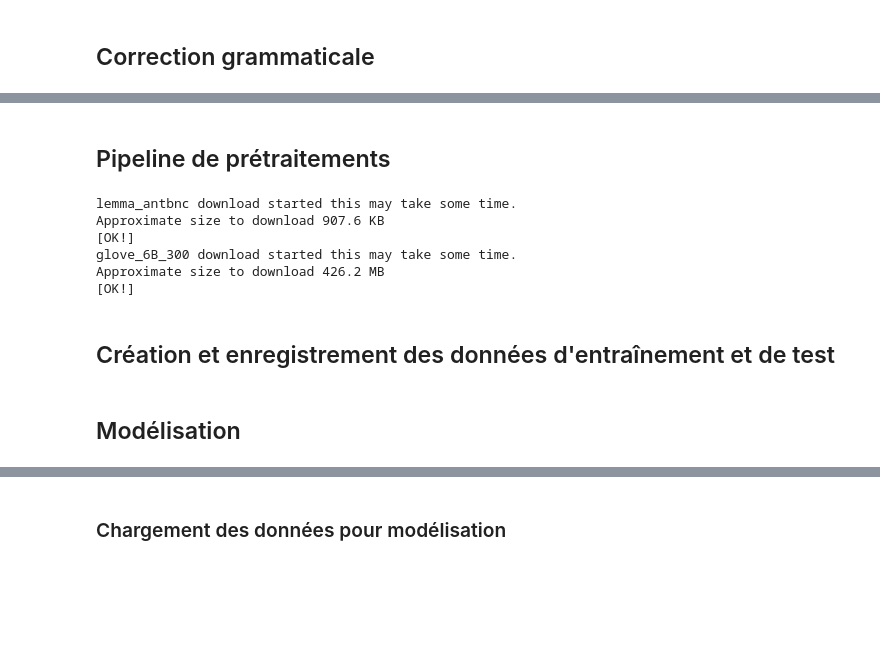
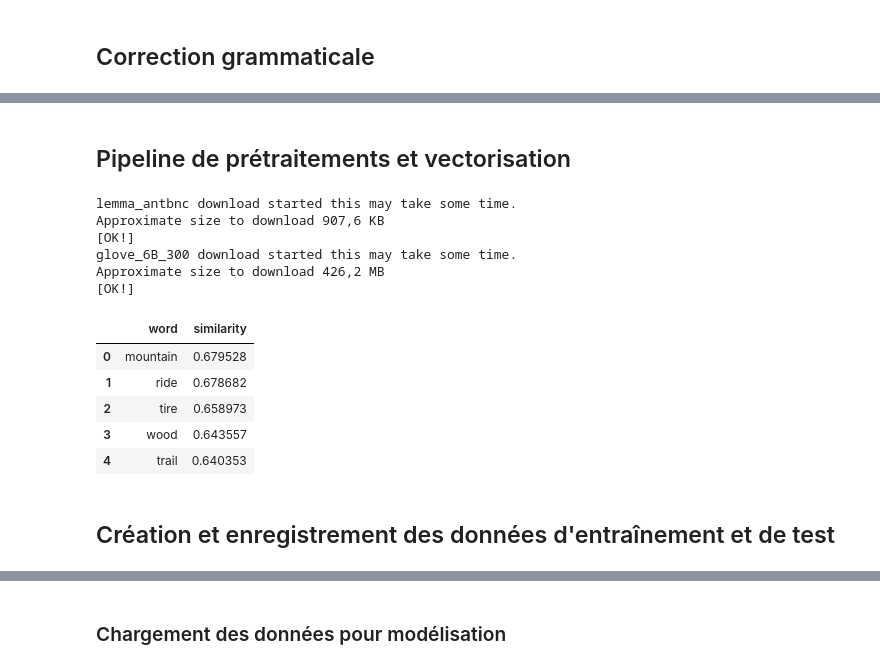
Before and after one commit to bemayer/Automated-Essay-Scoring, a Jupyter notebook: Main.ipynb, the cells around one changed output, grey strips where cells are left out. Saved outputs shown, nothing was run; the diff lists cells and outputs as text; code cells hidden in the pictures; blank space fills up the shorter version.

```diff
--- a/Main.ipynb
+++ b/Main.ipynb
@@ -247,53 +348,45 @@ data = sc.read.parquet('Data/data_corrected.parquet')
 # %% [markdown]
-## Pipeline de prétraitements
+## Pipeline de prétraitements et vectorisation
 # %%
 documenter = (DocumentAssembler().setCleanupMode('shrink').setInputCol('essay')
                 .setOutputCol('document'))
 tokenizer = Tokenizer().setInputCols(['document']).setOutputCol('tokenized')
 normalizer = (Normalizer().setLowercase(True).setInputCols(['tokenized'])
                 .setOutputCol('normalized'))
-cleaner = (StopWordsCleaner().setInputCols(['normalized'])
-                .setOutputCol('cleaned'))
 lemmatizer = (LemmatizerModel.pretrained(name = 'lemma_antbnc', lang='en')
-                .setInputCols(['cleaned']).setOutputCol('lemmatized'))
-finisher = Finisher().setInputCols(['lemmatized']).setOutputCols('finished')
+                .setInputCols(['normalized']).setOutputCol('lemmatized'))
+cleaner = (StopWordsCleaner().setCaseSensitive(False)
+                .setInputCols(['lemmatized']).setOutputCol('cleaned'))
+finisher = Finisher().setInputCols(['cleaned']).setOutputCols('finished')
 vectorizer = (Word2Vec().setSeed(42).setVectorSize(300)
                 .setInputCol('finished').setOutputCol('vectorized'))
 vectorizer2 = (WordEmbeddingsModel.pretrained('glove_6B_300', 'xx')
                 .setInputCols('document', 'lemmatized')
                 .setOutputCol('embedded'))
-averager = SentenceEmbeddings().setPoolingStrategy("SUM").setInputCols(['document', 'embedded']).setOutputCol('averaged')
-finisher2 = EmbeddingsFinisher().setInputCols(['averaged']).setOutputCols('vectorized')
-
-pipeline_w2v = Pipeline().setStages([documenter, tokenizer, normalizer, cleaner,
-                lemmatizer, finisher, vectorizer]).fit(data)
-pipeline_glove = Pipeline().setStages([documenter, tokenizer, normalizer, cleaner,
-                lemmatizer, vectorizer2, averager, finisher2]).fit(data)
-
-# Les Light Pipelines sont plus rapides ?
-# https://medium.com/spark-nlp/spark-nlp-101-lightpipeline-a544e93f20f1
-pipeline_w2v_light = LightPipeline(pipeline_w2v)
-pipeline_glove_light = LightPipeline(pipeline_glove)
-
-
-if not exists('Data/data_w2v.parquet'):
-    data_w2v = pipeline_w2v_light.transform(data)
-    data_w2v = data_w2v.drop('finished')
-    data_w2v.write.parquet('Data/data_w2v.parquet')
-
-data_w2v_pd = pd.read_parquet('Data/data_w2v.parquet')
-
-if not exists('Data/data_glove.parquet'):
-    data_glove = pipeline_glove_light.transform(data)
-    data_glove = data_glove.drop('document', 'tokenized', 'normalized',
-        'cleaned', 'lemmatized', 'embedded', 'averaged')
-    data_glove.write.parquet('Data/data_glove.parquet')
-
-data_glove_pd = pd.read_parquet('Data/data_glove.parquet')
+averager = (SentenceEmbeddings().setPoolingStrategy('SUM')
+    .setInputCols(['document', 'embedded']).setOutputCol('averaged'))
+finisher2 = (EmbeddingsFinisher().setInputCols(['averaged'])
+    .setOutputCols('vectorized'))
 # %% [output]
 lemma_antbnc download started this may take some time.
-Approximate size to download 907.6 KB
+Approximate size to download 907,6 KB
 [OK!]
 glove_6B_300 download started this may take some time.
-Approximate size to download 426.2 MB
+Approximate size to download 426,2 MB
 [OK!]
+# %%
+
+data_t = Pipeline().setStages([documenter, tokenizer, normalizer,
+                lemmatizer, cleaner, finisher]).fit(data).transform(data)
+
+w2v_model = (Word2Vec().setSeed(42).setVectorSize(300)
+                .setInputCol('finished').setOutputCol('vectorized')).fit(data_t)
+
+w2v_model.findSynonyms('bike', 5).toPandas()
+# %% [output]
+|  | word | similarity |
+| 0 | mountain | 0.679528 |
+| 1 | ride | 0.678682 |
+| 2 | tire | 0.658973 |
+| 3 | wood | 0.643557 |
+| 4 | trail | 0.640353 |
@@ -333,5 +456,3 @@ if not exists('Data/y_train.taz'):
     scores_train.to_csv('Data/y_train.taz', compression='gzip')
 if not exists('Data/y_test.taz'):
     scores_test.to_csv('Data/y_test.taz', compression='gzip')
-# %% [markdown]
-## Modélisation
```
Also changed, not shown: parts of 27 cells of this notebook, 30 other files.
